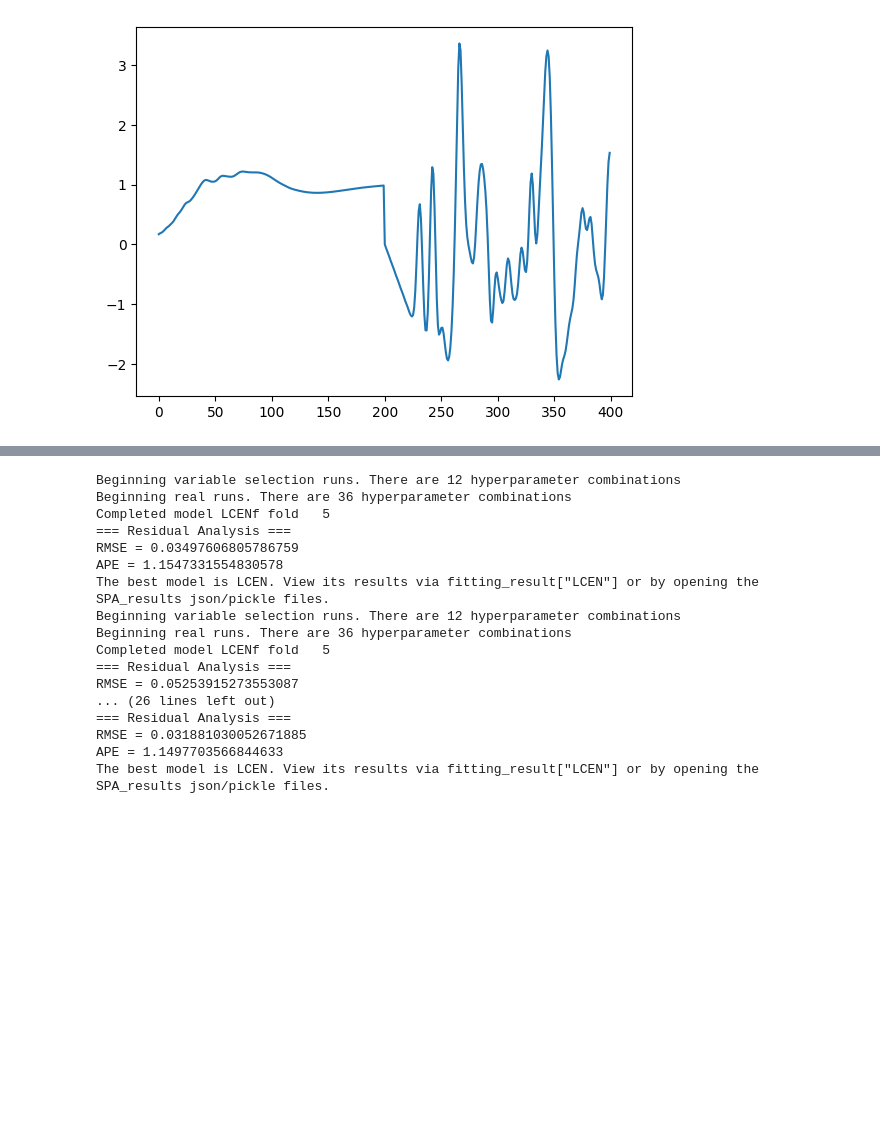
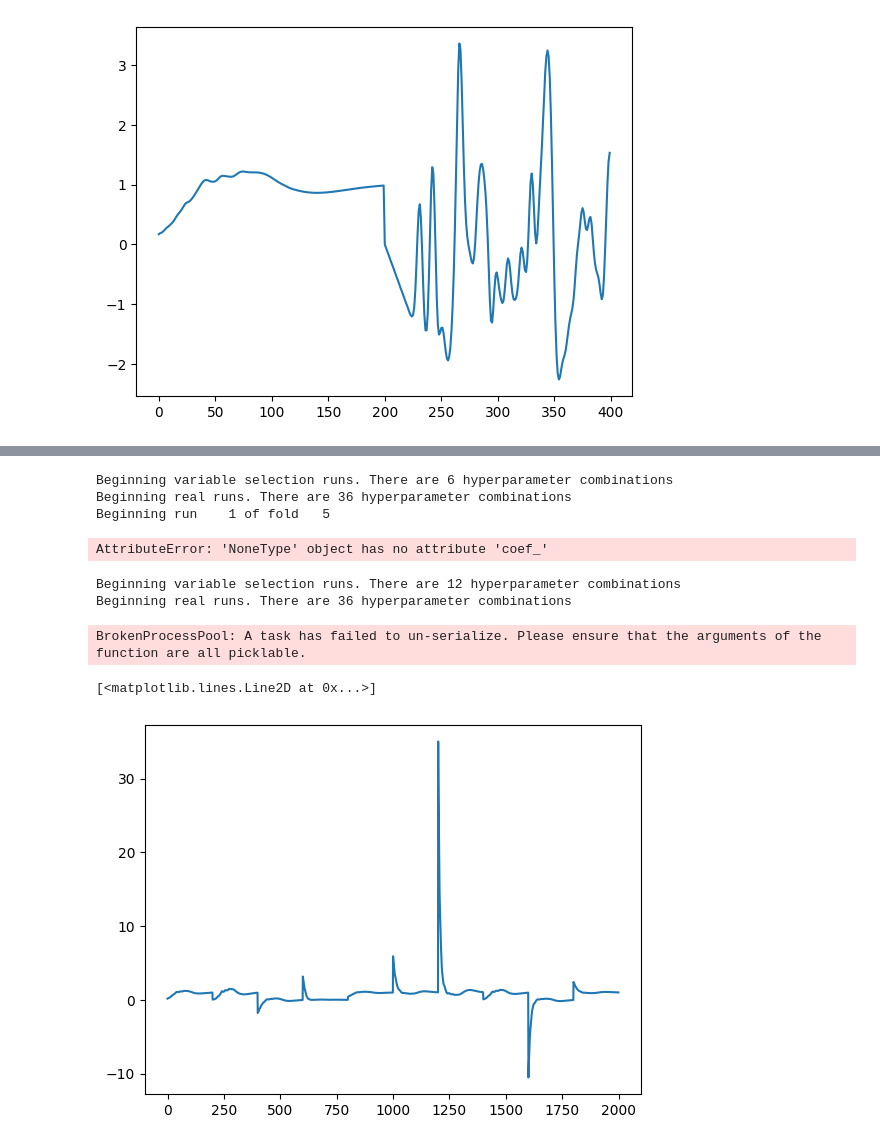
Before and after one commit to TRI-AMDD/spectrascope, a Jupyter notebook: examples/example1.ipynb, the cells around one changed output, grey strips where cells are left out. Drawn from its saved outputs; the diff is of its cells as text; code cells hidden in the pictures; blank space fills up the shorter version.

```diff
--- a/examples/example1.ipynb
+++ b/examples/example1.ipynb
@@ -135,35 +126,39 @@ lcen_kwargs = {'l1_ratio':[0.01,0.1, 0.3, 0.5, 0.6, 0.99],
+# %%
+ss.do_LCEN('xanes_pointwise_features', 'nn', 0.25, **lcen_kwargs)
+# %% [output]
+Beginning variable selection runs. There are 6 hyperparameter combinations
+Beginning real runs. There are 36 hyperparameter combinations
+Beginning run    1 of fold   5
+AttributeError: 'NoneType' object has no attribute 'coef_'
 # %%
+ss.transform_feature('xanes_pointwise_features', degree=2, interaction=False)
+# adding transformation separately
+# be careful with doing everything at once right now because if calling LCEN with trans
+# on transformed features, will transform twice. You know what I mean?
+
 feats = {'pointwise_features':[{'specname':'xanes', 'xrange':ss.xanes_xaxis},
                                {'specname':'pdf', 'xrange':ss.pdf_xaxis}],
          'polynomial_featuresall':[
              { 'specname':'xanes', 'Narr':np.array([4,5,10,20]), 'degree':3},
              { 'specname':'pdf', 'Narr':np.array([4,5,10,20]), 'degree':3}],
-        'cdf': [{ 'specname':'xanes'}]
+        'cdf': [{ 'specname':'xanes'}],
+        'pointwise_features_trans' : [{'specname':'xanes'}]
          }
 sk_kwargs = [lasso_kwargs, ridge_kwargs] #, en_kwargs]#, RF_kwargs]
 multi_modal = [('xanes_pointwise_features', 'pdf_pointwise_features')] #,
             #    ('xanes_polynomial_featuresall', 'pdf_polynomial_featuresall')]
 ss.random_seed = 12
-ss.do_all(feats, 'nn', 0.25, sk_kwargs=sk_kwargs, lcen_kwargs=lcen_kwargs,
+ss.do_all(feats, 'nn', 0.25, sk_kwargs=[], lcen_kwargs=lcen_kwargs,
                 multi_modal=multi_modal)
 # %% [output]
 Beginning variable selection runs. There are 12 hyperparameter combinations
 Beginning real runs. There are 36 hyperparameter combinations
-Completed model LCENf fold   5
-=== Residual Analysis ===
-RMSE = 0.03497606805786759
-APE = 1.1547331554830578
-The best model is LCEN. View its results via fitting_result["LCEN"] or by opening the SPA_results json/pickle files.
-Beginning variable selection runs. There are 12 hyperparameter combinations
-Beginning real runs. There are 36 hyperparameter combinations
-Completed model LCENf fold   5
-=== Residual Analysis ===
-RMSE = 0.05253915273553087
-... (26 lines left out)
-=== Residual Analysis ===
-RMSE = 0.031881030052671885
-APE = 1.1497703566844633
-The best model is LCEN. View its results via fitting_result["LCEN"] or by opening the SPA_results json/pickle files.
+BrokenProcessPool: A task has failed to un-serialize. Please ensure that the arguments of the function are all picklable.
+# %%
+plt.plot(ss.xanes_pointwise_features_trans[0])
+# %% [output]
+[<matplotlib.lines.Line2D at 0x...>]
+[figure, added]
 # %%
 import seaborn as sns
 # %%
```
Also changed, not shown: parts of 14 cells of this notebook, 4 other files.
